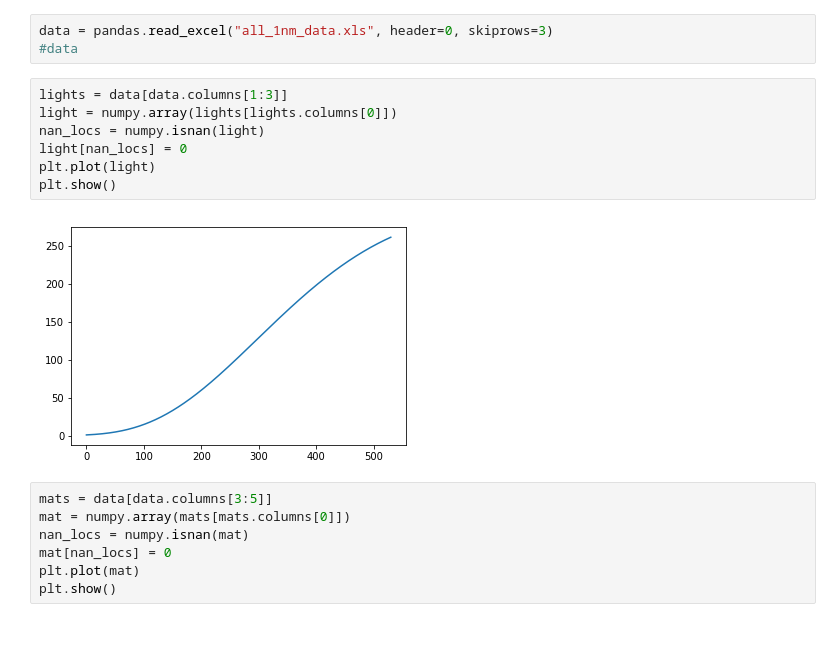
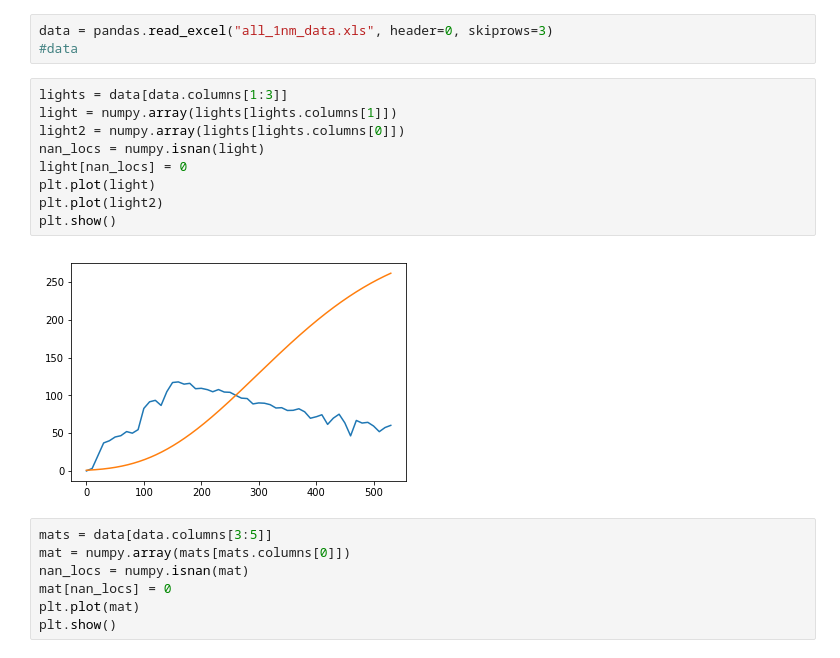
Before and after one commit to leokaplan/inf2608, a Jupyter notebook: T1 2608.ipynb, the cells around one changed output. Cells and saved outputs as stored; diff of their text form.

```diff
--- a/T1 2608.ipynb
+++ b/T1 2608.ipynb
@@ -8,13 +8,15 @@ data = pandas.read_excel("all_1nm_data.xls", header=0, skiprows=3)
 #data
 # %%
 lights = data[data.columns[1:3]]
-light = numpy.array(lights[lights.columns[0]])
+light = numpy.array(lights[lights.columns[1]])
+light2 = numpy.array(lights[lights.columns[0]])
 nan_locs = numpy.isnan(light)
 light[nan_locs] = 0
 plt.plot(light)
+plt.plot(light2)
 plt.show()
 # %% [output]
-[figure, old version]
+[figure, new version]
 # %%
 mats = data[data.columns[3:5]]
 mat = numpy.array(mats[mats.columns[0]])
```
Also changed, not shown: parts of 21 cells of this notebook, 23 other files.
